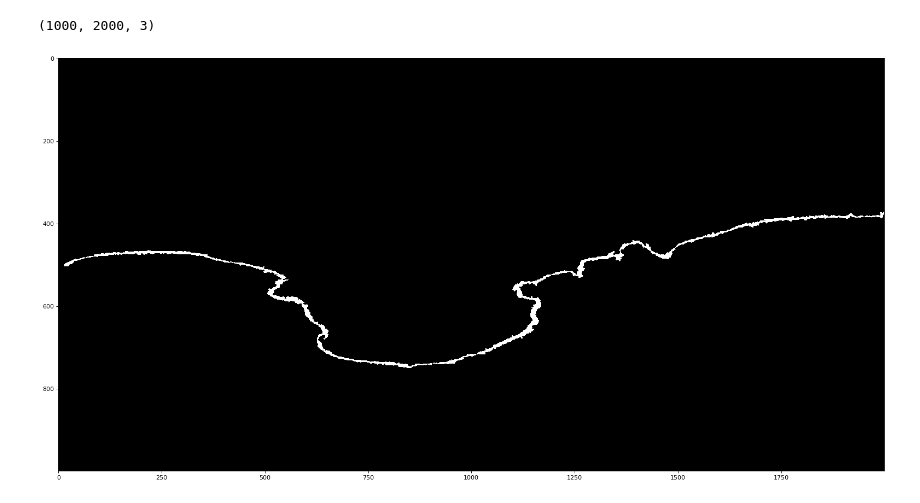
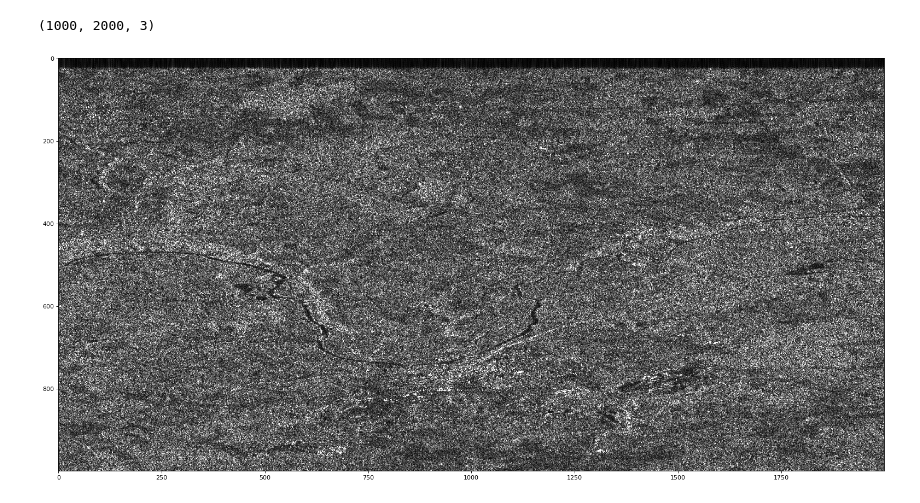
Before and after one commit to AyoubOuddah/SAR_River_Segmentation_Pytorch-Unet, a Jupyter notebook: src/utils/genDataSet.ipynb, the cells around one changed output. Drawn from its saved outputs; the diff is of its cells as text; code cells hidden in the pictures.

```diff
--- a/src/utils/genDataSet.ipynb
+++ b/src/utils/genDataSet.ipynb
@@ -14,19 +14,19 @@ std_vh =  59.17527696566574
 sarData.normalize_dataSet_images()
 # %%
 import numpy as np
-data = np.load("./Nor_DATA/Angouleme_dual_1_leger_1_0.npy", allow_pickle=True)
+data = np.load("../data/Nor_DATA/1_0_.npy", allow_pickle=True)
 print(data.shape)
 # %% [output]
 (1000, 2000, 3)
 # %%
 import matplotlib.pyplot as plt
 dpi = 80.0
 xpixels, ypixels = 1000, 2000
 fig = plt.figure(figsize=(ypixels/dpi, xpixels/dpi), dpi=dpi)
-plt.imshow(data[:,:,2], cmap="gray")
+plt.imshow(data[:,:,0], cmap="gray")
 plt.show()
 # %% [output]
-[figure, old version]
+[figure, new version]
 # %%
 !python generate_patches.py
 # %% [output]
```
Also changed, not shown: parts of 7 cells of this notebook, 2 other files.
